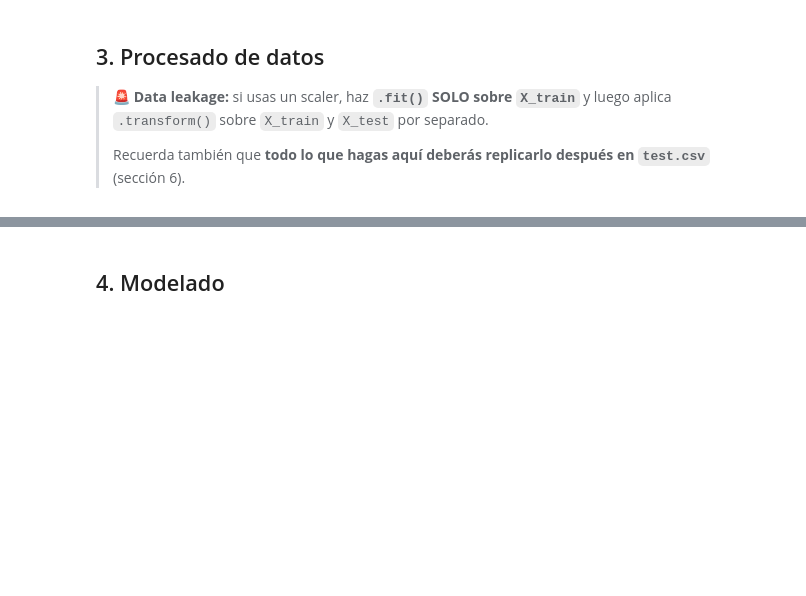
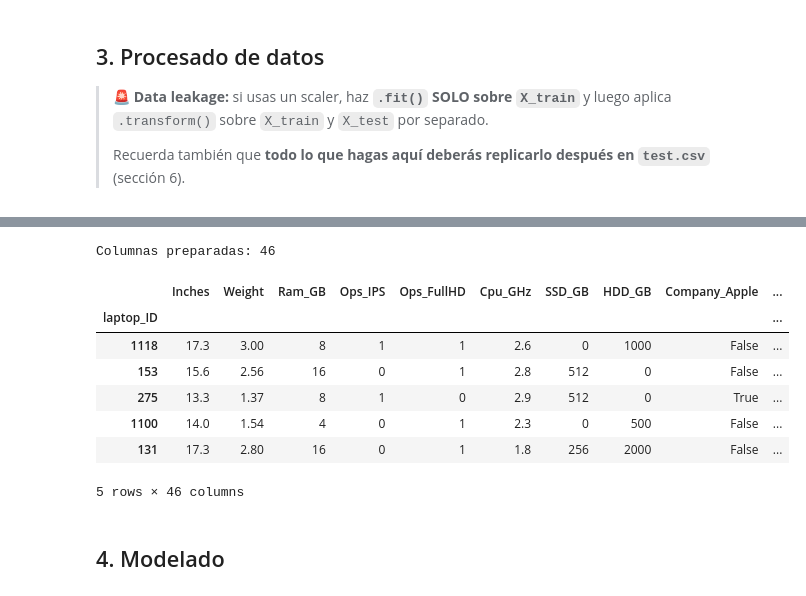
Before and after one commit to lolarealcejudo27/DS-Online-Lola, a Jupyter notebook: Team_Challenges/TC_04_Sprint_12_Kaggle/TC-Kaggle_submission.ipynb, the cells around one changed output, grey strips where cells are left out. Saved outputs shown, nothing was run; the diff lists cells and outputs as text; code cells hidden in the pictures; blank space fills up the shorter version.

```diff
--- a/Team_Challenges/TC_04_Sprint_12_Kaggle/TC-Kaggle_submission.ipynb
+++ b/Team_Challenges/TC_04_Sprint_12_Kaggle/TC-Kaggle_submission.ipynb
@@ -166,3 +109,74 @@ X_train_cat.head()
+# %%
+#PROCESADO DE DATOS
+import re
+
+def advanced_cleaning(input_df):
+    df_clean = input_df.copy()
+
+    #Limpieza básica de RAM y Peso
+    df_clean["Weight"] = df_clean["Weight"].str.replace("kg", "").astype(float)
+    df_clean["Ram_GB"] = df_clean["Ram"].str.replace("GB", "").astype(int)
+
+    #Feature Engineering de la Pantalla
+    df_clean["Ops_IPS"] = df_clean["ScreenResolution"].str.contains("IPS").astype(int)
+    df_clean["Ops_FullHD"] = df_clean["ScreenResolution"].str.contains("Full HD").astype(int)
+
+    #Feature Engineering de la CPU
+    #Extraer los GHz (ej: "2.3GHz" -> 2.3)
+    df_clean["Cpu_GHz"] = df_clean["Cpu"].str.extract(r'(\d+(?:\.\d+)?)GHz').astype(float)
+    #Simplificar la marca de la CPU
+    df_clean["Cpu_Brand"] = df_clean["Cpu"].apply(lambda x: "Intel Core i7" if "Core i7" in x
+                                                  else "Intel Core i5" if "Core i5" in x
+                                                  else "Intel Core i3" if "Core i3" in x
+                                                  else "Intel Celeron/Pentium" if ("Celeron" in x or "Pentium" in x)
+                                                  else "AMD" if "AMD" in x else "Otros Intel")
+
+    #Feature Engineering de la Memoria (SSD vs HDD)
+    def extract_storage(text, type_storage):
+        text = text.replace("GB", "").replace("TB", "000") # Convertir 1TB a 1000GB
+        match = re.search(r'(\d+)\s*' + type_storage, text)
+        return int(match.group(1)) if match else 0
+
+    df_clean["SSD_GB"] = df_clean["Memory"].apply(lambda x: extract_storage(x, "SSD"))
+    df_clean["HDD_GB"] = df_clean["Memory"].apply(lambda x: extract_storage(x, "HDD"))
+
+    #Simplificar la GPU (Nos quedamos solo con la marca: Intel, Nvidia, AMD)
+    df_clean["Gpu_Brand"] = df_clean["Gpu"].apply(lambda x: x.split()[0])
+
+    #Ponemos el laptop_ID como índice para que no estorbe
+    df_clean.set_index('laptop_ID', inplace=True)
+
+    #Quitamos las columnas de texto originales que ya hemos exprimido
+    cols_to_drop = ['Ram', 'Memory', 'Cpu', 'Gpu', 'ScreenResolution', 'Product']
+    df_clean.drop(columns=cols_to_drop, inplace=True, errors='ignore')
+
+    return df_clean
+
+#Aplicamos la limpieza avanzada a nuestros splits originales
+X_train_clean = advanced_cleaning(x_train)
+X_test_clean = advanced_cleaning(x_test)
+
+#One-Hot Encoding unificado
+categorical_features = ['Company', 'TypeName', 'OpSys', 'Cpu_Brand', 'Gpu_Brand']
+combined = pd.concat([X_train_clean, X_test_clean], axis=0, keys=['train', 'test'])
+combined_encoded = pd.get_dummies(combined, columns=categorical_features, drop_first=True)
+
+#Volvemos a separar en Train y Test ya codificados
+X_train_cat = combined_encoded.xs('train')
+X_test_cat = combined_encoded.xs('test')
+
+print("Columnas preparadas:", X_train_cat.shape[1])
+X_train_cat.head()
+# %% [output]
+Columnas preparadas: 46
+|  | Inches | Weight | Ram_GB | Ops_IPS | Ops_FullHD | Cpu_GHz | SSD_GB | HDD_GB | Company_Apple | ... |
+| laptop_ID |  |  |  |  |  |  |  |  |  | ... |
+| 1118 | 17.3 | 3.00 | 8 | 1 | 1 | 2.6 | 0 | 1000 | False | ... |
+| 153 | 15.6 | 2.56 | 16 | 0 | 1 | 2.8 | 512 | 0 | False | ... |
+| 275 | 13.3 | 1.37 | 8 | 1 | 0 | 2.9 | 512 | 0 | True | ... |
+| 1100 | 14.0 | 1.54 | 4 | 0 | 1 | 2.3 | 0 | 500 | False | ... |
+| 131 | 17.3 | 2.80 | 16 | 0 | 1 | 1.8 | 256 | 2000 | False | ... |
+5 rows × 46 columns
 # %% [markdown]
 ## 4. Modelado
 # %% [markdown]
```
Also changed, not shown: parts of 19 cells of this notebook, 2 other files.
